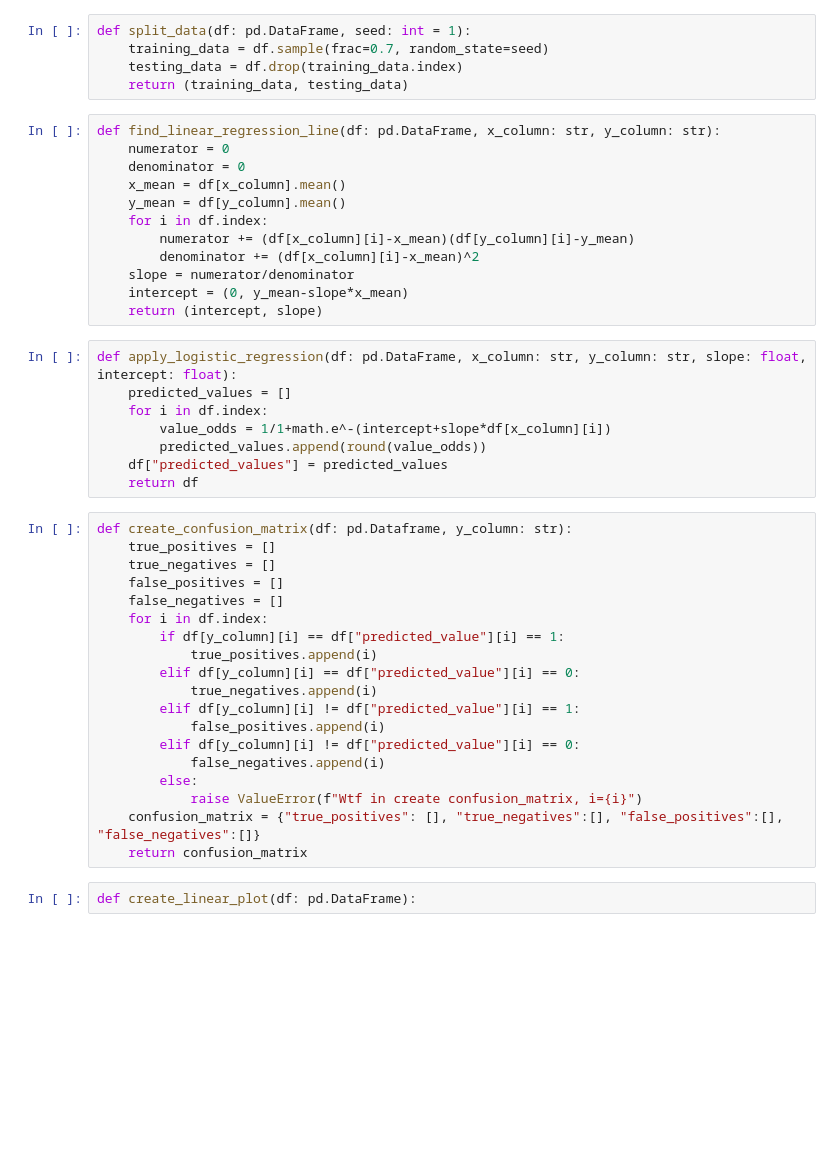
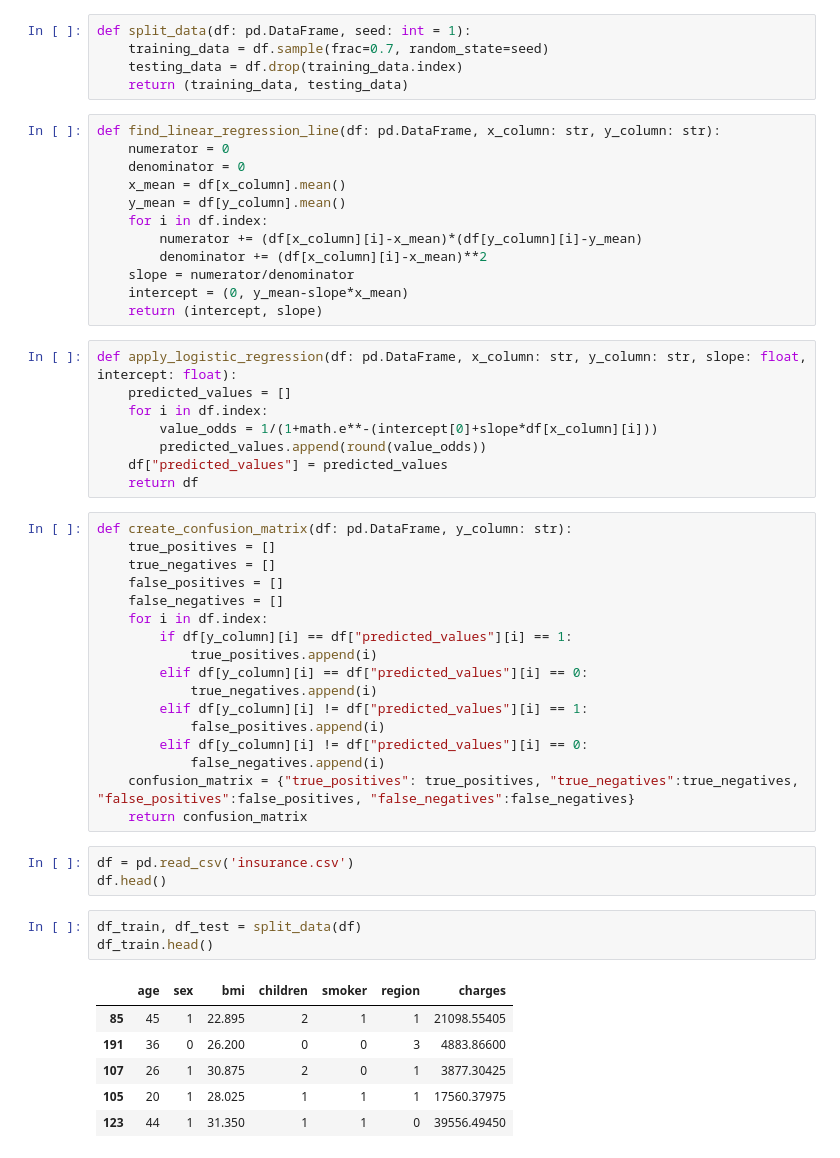
Before and after one commit to viniciushedler/logistic-regression, a Jupyter notebook: lr.ipynb, the cells around one changed output. Cells and saved outputs as stored; diff of their text form; blank space fills up the shorter version.

```diff
--- a/lr.ipynb
+++ b/lr.ipynb
@@ -14,8 +14,8 @@ def find_linear_regression_line(df: pd.DataFrame, x_column: str, y_column: str):
     x_mean = df[x_column].mean()
     y_mean = df[y_column].mean()
     for i in df.index:
-        numerator += (df[x_column][i]-x_mean)(df[y_column][i]-y_mean)
-        denominator += (df[x_column][i]-x_mean)^2
+        numerator += (df[x_column][i]-x_mean)*(df[y_column][i]-y_mean)
+        denominator += (df[x_column][i]-x_mean)**2
     slope = numerator/denominator
     intercept = (0, y_mean-slope*x_mean)
     return (intercept, slope)
@@ -23,28 +23,37 @@ def find_linear_regression_line(df: pd.DataFrame, x_column: str, y_column: str):
 def apply_logistic_regression(df: pd.DataFrame, x_column: str, y_column: str, slope: float, intercept: float):
     predicted_values = []
     for i in df.index:
-        value_odds = 1/1+math.e^-(intercept+slope*df[x_column][i])
+        value_odds = 1/(1+math.e**-(intercept[0]+slope*df[x_column][i]))
         predicted_values.append(round(value_odds))
     df["predicted_values"] = predicted_values
     return df
 # %%
-def create_confusion_matrix(df: pd.Dataframe, y_column: str):
+def create_confusion_matrix(df: pd.DataFrame, y_column: str):
     true_positives = []
     true_negatives = []
     false_positives = []
     false_negatives = []
     for i in df.index:
-        if df[y_column][i] == df["predicted_value"][i] == 1:
+        if df[y_column][i] == df["predicted_values"][i] == 1:
             true_positives.append(i)
-        elif df[y_column][i] == df["predicted_value"][i] == 0:
+        elif df[y_column][i] == df["predicted_values"][i] == 0:
             true_negatives.append(i)
-        elif df[y_column][i] != df["predicted_value"][i] == 1:
+        elif df[y_column][i] != df["predicted_values"][i] == 1:
             false_positives.append(i)
-        elif df[y_column][i] != df["predicted_value"][i] == 0:
+        elif df[y_column][i] != df["predicted_values"][i] == 0:
             false_negatives.append(i)
-        else:
-            raise ValueError(f"Wtf in create confusion_matrix, i={i}")
-    confusion_matrix = {"true_positives": [], "true_negatives":[], "false_positives":[], "false_negatives":[]}
+    confusion_matrix = {"true_positives": true_positives, "true_negatives":true_negatives, "false_positives":false_positives, "false_negatives":false_negatives}
     return confusion_matrix
-# %%
-def create_linear_plot(df: pd.DataFrame):
+# %%
+df = pd.read_csv('insurance.csv')
+df.head()
+# %%
+df_train, df_test = split_data(df)
+df_train.head()
+# %% [output]
+|  | age | sex | bmi | children | smoker | region | charges |
+| 85 | 45 | 1 | 22.895 | 2 | 1 | 1 | 21098.55405 |
+| 191 | 36 | 0 | 26.200 | 0 | 0 | 3 | 4883.86600 |
+| 107 | 26 | 1 | 30.875 | 2 | 0 | 1 | 3877.30425 |
+| 105 | 20 | 1 | 28.025 | 1 | 1 | 1 | 17560.37975 |
+| 123 | 44 | 1 | 31.350 | 1 | 1 | 0 | 39556.49450 |
```
Also changed, not shown: parts of 6 cells of this notebook, 4 other files.
